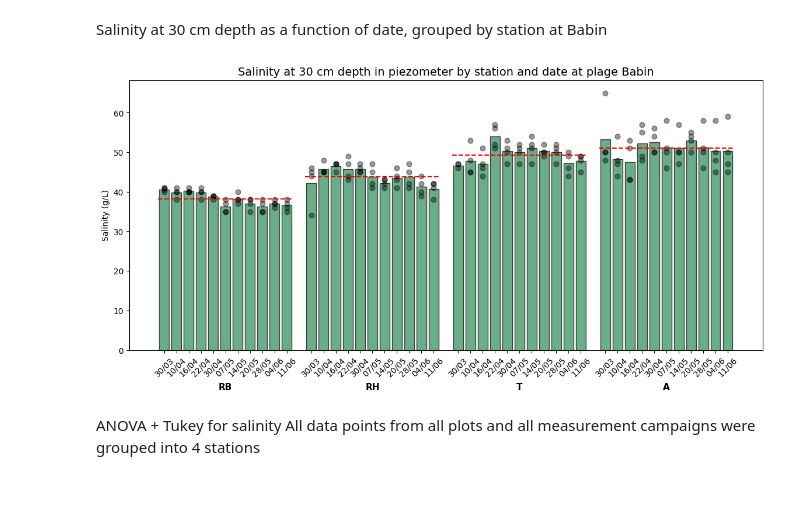
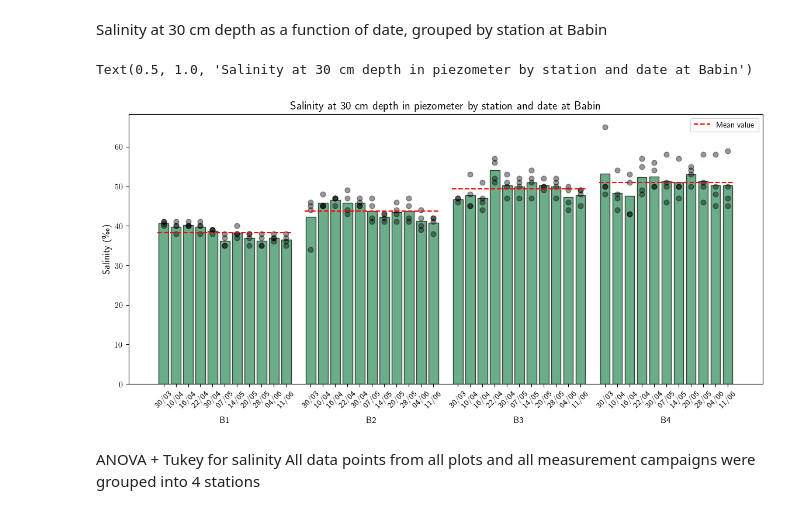
Before and after one commit to arthuserani/BleuAtlantiC_Physics, a Jupyter notebook: Field Data/FieldDataAnalysis.ipynb, the cells around one changed output. Saved outputs shown, nothing was run; the diff lists cells and outputs as text; code cells hidden in the pictures.

Commit message:
Sauvegarde fin du code pour le chapitre 1

```diff
--- a/Field Data/FieldDataAnalysis.ipynb
+++ b/Field Data/FieldDataAnalysis.ipynb
@@ -10,6 +10,7 @@ from statsmodels.stats.multicomp import pairwise_tukeyhsd
 from statannotations.Annotator import Annotator
 import statsmodels.api as sm
 from statsmodels.formula.api import ols
+plt.rcParams['text.usetex'] = True
 # %% [markdown]
 Import and clean data
 # %%
@@ -33,7 +67,6 @@ $\textbf{SALINITY AT 30CM IN PIEZOMETER PLOTS}$
 # %% [markdown]
 Salinity at 30 cm depth as a function of date, grouped by station at Babin
 # %%
-#Plot parameters
 bar_width = 0.8
 spacing = 1
 
@@ -41,11 +74,20 @@ x_ticks = []
 x_labels = []
 
 fig, ax = plt.subplots(figsize=(14, 6))
+# Dictionnaire de correspondance entre anciens et nouveaux noms
+station_mapping = {"RB": "B1", "RH": "B2", "T": "B3", "A": "B4"}
 
-for i, station in enumerate(stations_babin):
-    station_df = df_babin[df_babin["Station"]==station]
+# Liste des nouveaux noms pour l'affichage
+stations_babin_plot = ["B1", "B2", "B3", "B4"]
+
+# Liste des anciens noms pour le filtrage
+old_stations_babin = ["RB", "RH", "T", "A"]
+
+for i, new_station in enumerate(stations_babin_plot):
+    old_station = old_stations_babin[i]
+    station_df = df_babin[df_babin["Station"] == old_station]
     group_center = i * (len(dates_babin) + spacing) + (len(dates_babin) - 1) / 2
-    ax.text(group_center, -0.12, station, ha='center', va='top', fontsize=11, fontweight='bold', transform=ax.get_xaxis_transform())
+    ax.text(group_center, -0.12, new_station, ha='center', va='top', fontsize=11, fontweight='bold', transform=ax.get_xaxis_transform())
 
     for j, date in enumerate(dates_babin):
         data = station_df[station_df["Date"] == date]["Salinité à -30cm piézo (g/L)"]
@@ -54,40 +96,41 @@ for i, station in enumerate(stations_babin):
         x = i * (len(dates_babin) + spacing) + j  #bar position
         ax.bar(x, data.mean(), width=bar_width, color='seagreen', alpha=0.7, edgecolor='black')
         ax.scatter([x]*len(data), data, color='black', alpha=0.4, s=40)
         if i == 0:
             x_labels.append(date.strftime('%d/%m'))
         x_ticks.append(x)
 
     # Mean line position
     start_x = i * (len(dates_babin) + spacing) - 0.5
     end_x = start_x + len(dates_babin)
 
     ax.hlines(
         y=station_df["Salinité à -30cm piézo (g/L)"].mean(),
         xmin=start_x,
         xmax=end_x ,
         colors='red',
         linestyles='--',
         linewidth=1.5,
-        label=f'Moyenne {station}' if i == 0 else ""
+        label=f'Mean value' if i == 0 else ""
     )
 
 # Dates
 ax.set_xticks(x_ticks)
 ax.set_xticks(x_ticks)
 ax.set_xticklabels(
     [d.strftime('%d/%m') for d in dates_babin] * len(stations_babin),
     rotation=45,
     ha='center'
 )
+ax.legend()
+ax.grid(False)
+ax.set_ylabel(r"Salinity (\textperthousand)", fontsize=12)
+ax.set_title("Salinity at 30 cm depth in piezometer by station and date at Babin", fontsize=14, fontweight='bold')
 
-ax.grid(False)
-ax.set_ylabel("Salinity (g/L)")
-ax.set_title("Salinity at 30 cm depth in piezometer by station and date at plage Babin", fontsize=14)
-
-plt.savefig('Plot/Salinity_Babin.pdf', dpi=300, bbox_inches='tight')
+# plt.savefig('Plot/Salinity_Babin.pdf', dpi=300, bbox_inches='tight')
 # %% [output]
+Text(0.5, 1.0, 'Salinity at 30 cm depth in piezometer by station and date at Babin')
-[figure, old version]
+[figure, new version]
 # %% [markdown]
 ANOVA + Tukey for salinity
 All data points from all plots and all measurement campaigns were grouped into 4 stations
```
Also changed, not shown: parts of 50 cells of this notebook, 27 other files.
